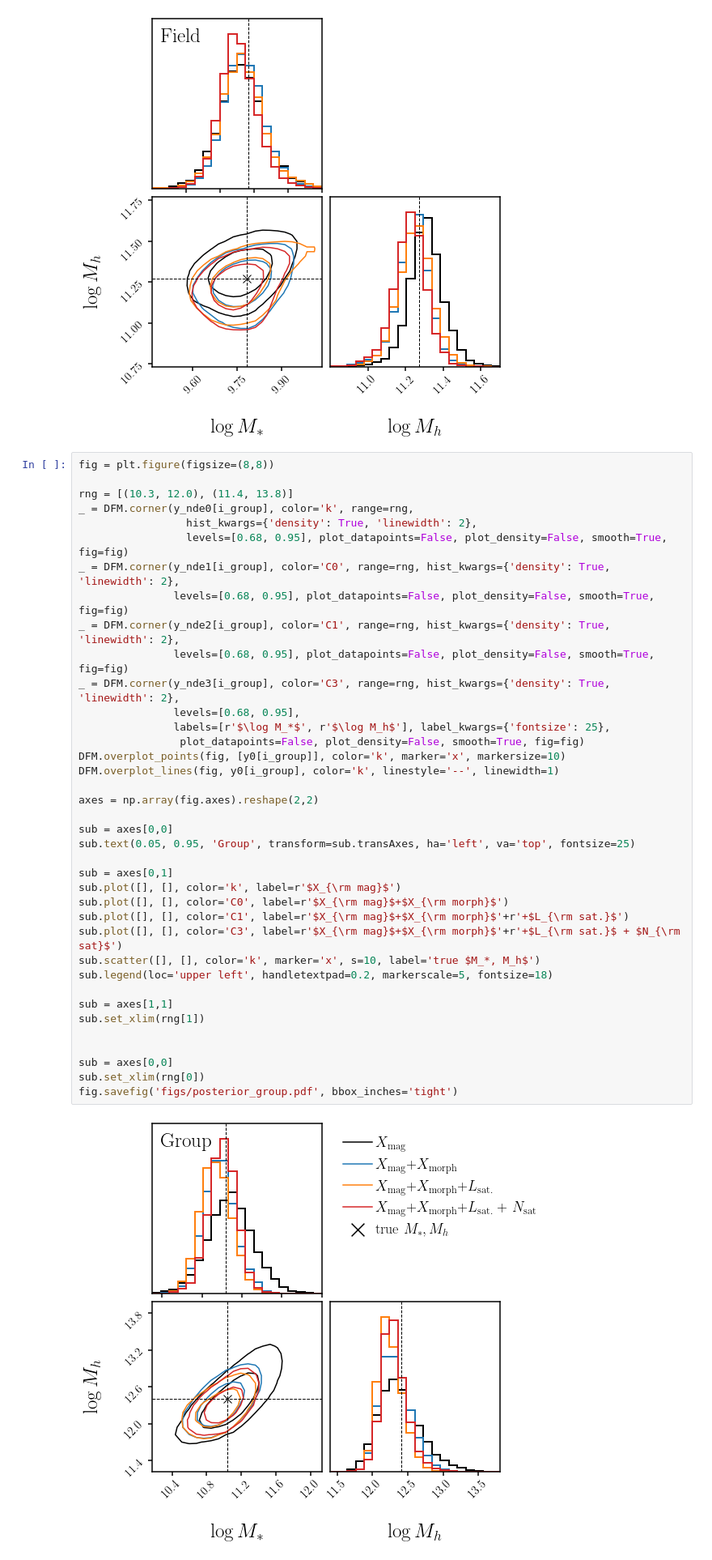
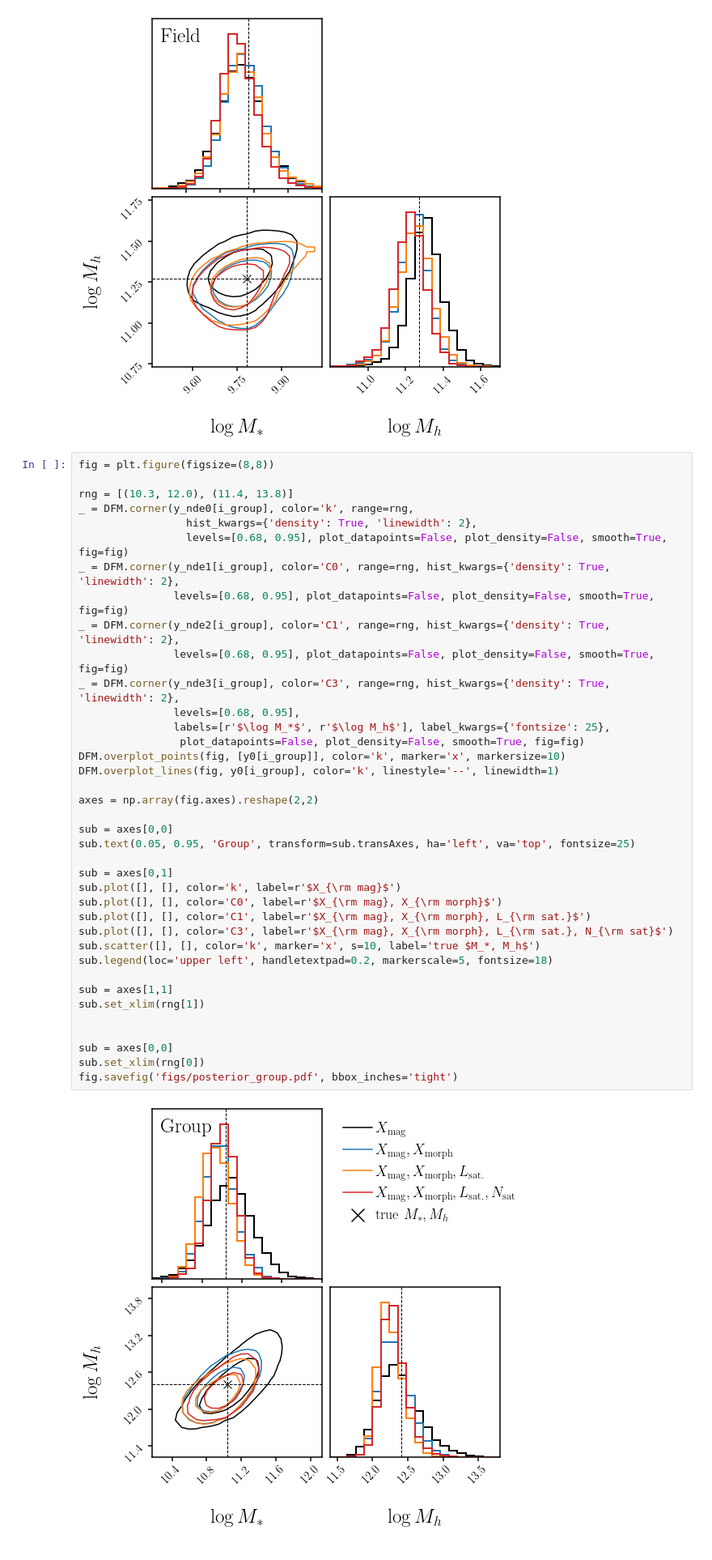
Before and after one commit to changhoonhahn/haloflow, a Jupyter notebook: docs/nb/posterior.ipynb, the cells around one changed output. Shown at 81% size. Saved outputs shown, nothing was run; the diff lists cells and outputs as text.

Commit message:
cleaned up the posterior figure

```diff
--- a/docs/nb/posterior.ipynb
+++ b/docs/nb/posterior.ipynb
@@ -127,34 +127,34 @@ _ = DFM.corner(y_nde0[i_group], color='k', range=rng,
                  levels=[0.68, 0.95], plot_datapoints=False, plot_density=False, smooth=True, fig=fig)
 _ = DFM.corner(y_nde1[i_group], color='C0', range=rng, hist_kwargs={'density': True, 'linewidth': 2},
                levels=[0.68, 0.95], plot_datapoints=False, plot_density=False, smooth=True, fig=fig)
 _ = DFM.corner(y_nde2[i_group], color='C1', range=rng, hist_kwargs={'density': True, 'linewidth': 2},
                levels=[0.68, 0.95], plot_datapoints=False, plot_density=False, smooth=True, fig=fig)
 _ = DFM.corner(y_nde3[i_group], color='C3', range=rng, hist_kwargs={'density': True, 'linewidth': 2},
                levels=[0.68, 0.95],
                labels=[r'$\log M_*$', r'$\log M_h$'], label_kwargs={'fontsize': 25},
                 plot_datapoints=False, plot_density=False, smooth=True, fig=fig)
 DFM.overplot_points(fig, [y0[i_group]], color='k', marker='x', markersize=10)
 DFM.overplot_lines(fig, y0[i_group], color='k', linestyle='--', linewidth=1)
 
 axes = np.array(fig.axes).reshape(2,2)
 
 sub = axes[0,0]
 sub.text(0.05, 0.95, 'Group', transform=sub.transAxes, ha='left', va='top', fontsize=25)
 
 sub = axes[0,1]
 sub.plot([], [], color='k', label=r'$X_{\rm mag}$')
-sub.plot([], [], color='C0', label=r'$X_{\rm mag}$+$X_{\rm morph}$')
-sub.plot([], [], color='C1', label=r'$X_{\rm mag}$+$X_{\rm morph}$'+r'+$L_{\rm sat.}$')
-sub.plot([], [], color='C3', label=r'$X_{\rm mag}$+$X_{\rm morph}$'+r'+$L_{\rm sat.}$ + $N_{\rm sat}$')
+sub.plot([], [], color='C0', label=r'$X_{\rm mag}, X_{\rm morph}$')
+sub.plot([], [], color='C1', label=r'$X_{\rm mag}, X_{\rm morph}, L_{\rm sat.}$')
+sub.plot([], [], color='C3', label=r'$X_{\rm mag}, X_{\rm morph}, L_{\rm sat.}, N_{\rm sat}$')
 sub.scatter([], [], color='k', marker='x', s=10, label='true $M_*, M_h$')
 sub.legend(loc='upper left', handletextpad=0.2, markerscale=5, fontsize=18)
 
 sub = axes[1,1]
 sub.set_xlim(rng[1])
 
 
 sub = axes[0,0]
 sub.set_xlim(rng[0])
 fig.savefig('figs/posterior_group.pdf', bbox_inches='tight')
 # %% [output]
-[figure, old version]
+[figure, new version]
```
Also changed, not shown: parts of 10 cells of this notebook.
